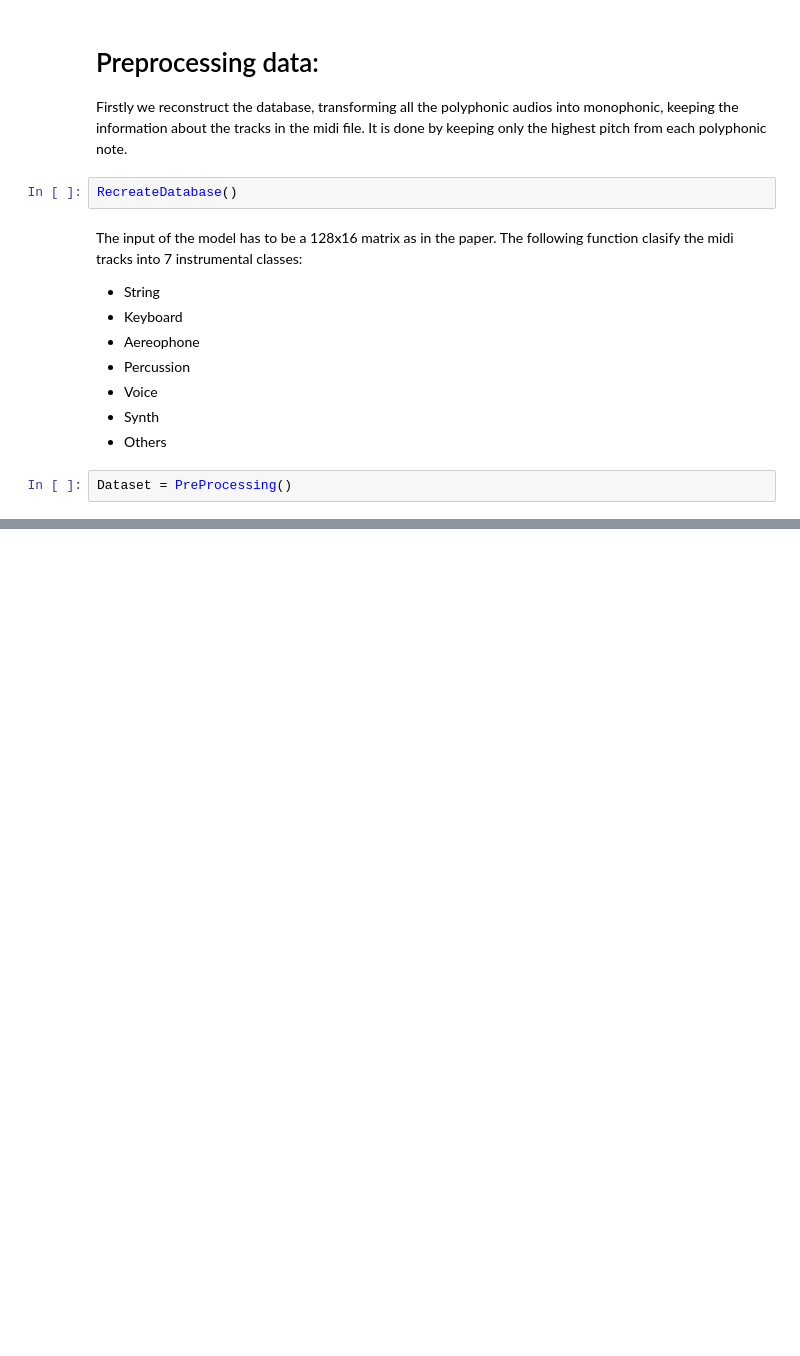
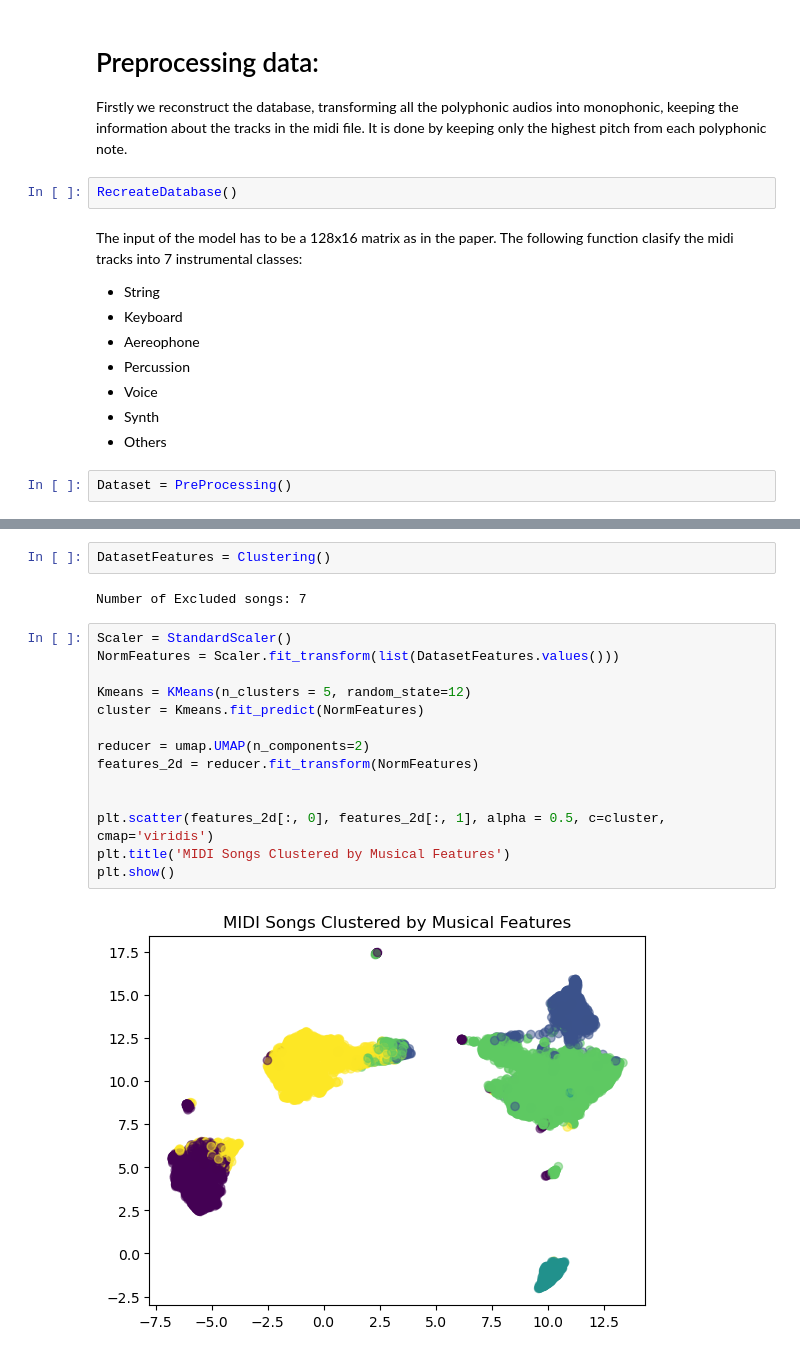
Before and after one commit to FrancescoLR02/MusicGenerator_Project, a Jupyter notebook: MusicGenerator.ipynb, the cells around one changed output, grey strips where cells are left out. Drawn from its saved outputs; the diff is of its cells as text; blank space fills up the shorter version.

```diff
--- a/MusicGenerator.ipynb
+++ b/MusicGenerator.ipynb
@@ -40,0 +84,20 @@ with open('Dataset.pkl', 'rb') as f:
+# %%
+DatasetFeatures = Clustering()
+# %% [output]
+Number of Excluded songs: 7
+# %%
+Scaler = StandardScaler()
+NormFeatures = Scaler.fit_transform(list(DatasetFeatures.values()))
+
+Kmeans = KMeans(n_clusters = 5, random_state=12)
+cluster = Kmeans.fit_predict(NormFeatures)
+
+reducer = umap.UMAP(n_components=2)
+features_2d = reducer.fit_transform(NormFeatures)
+
+
+plt.scatter(features_2d[:, 0], features_2d[:, 1], alpha = 0.5, c=cluster, cmap='viridis')
+plt.title('MIDI Songs Clustered by Musical Features')
+plt.show()
+# %% [output]
+[figure, added]
```
Also changed, not shown: parts of 5 cells of this notebook, 5 other files.
